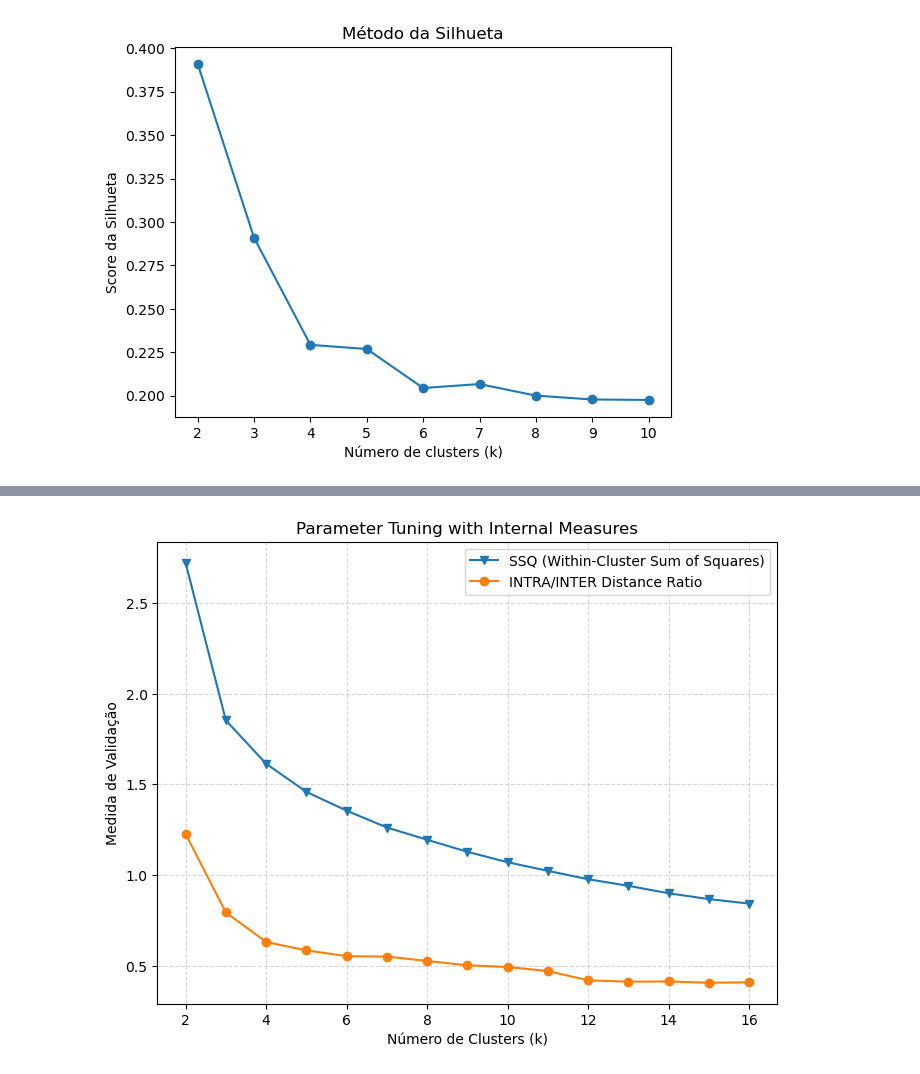
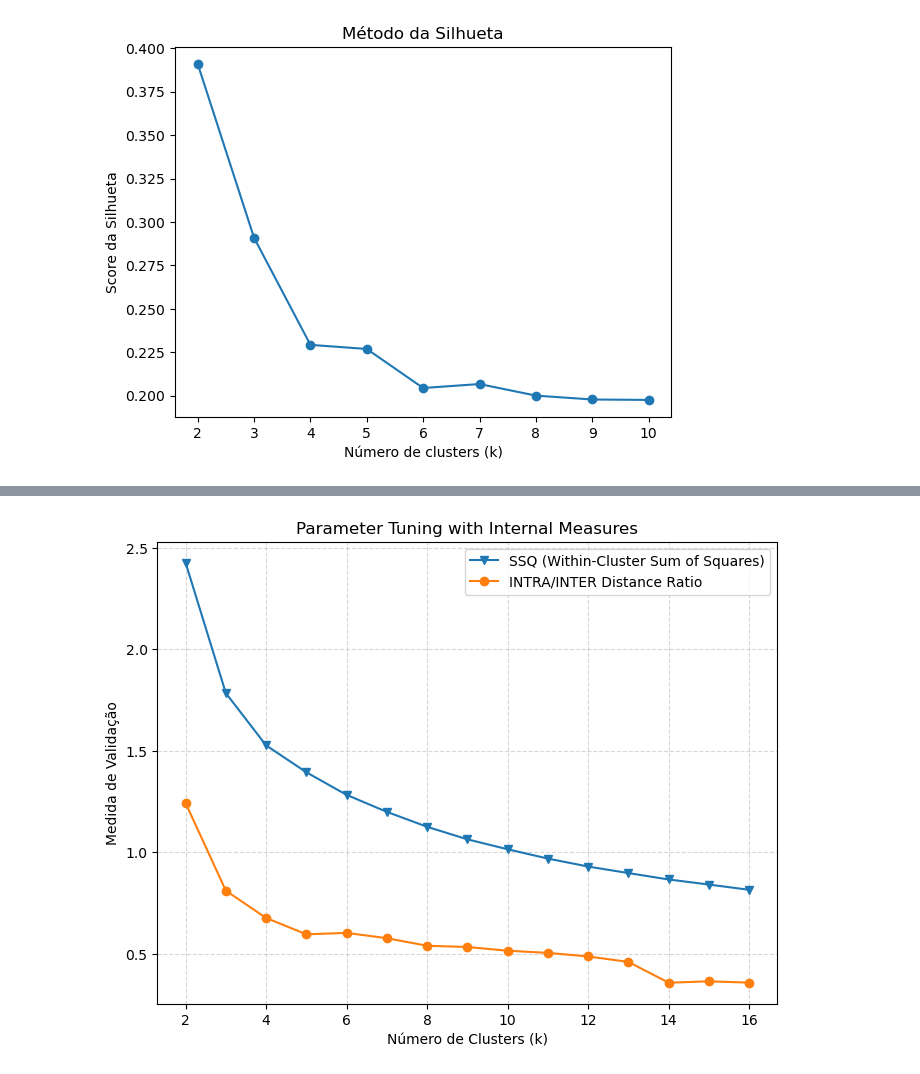
Before and after one commit to NandaLeal/TCC, a Jupyter notebook: TCC - FASE 3 .ipynb, the cells around one changed output, grey strips where cells are left out. Drawn from its saved outputs; the diff is of its cells as text; code cells hidden in the pictures.

```diff
--- a/TCC - FASE 3 .ipynb
+++ b/TCC - FASE 3 .ipynb
@@ -451,17 +398,14 @@ df_notas = df_ifnmg.copy()
 
 # Seleciona as quatro notas principais
 colunas_notas = ["NU_NOTA_CN", "NU_NOTA_CH", "NU_NOTA_LC", "NU_NOTA_MT"]
-notas = df_notas[colunas_notas]
-
-# Substitui notas nulas pela média da coluna
-notas = notas.fillna(notas.mean())
+notas = df_notas[colunas_notas].dropna()  # Remove linhas com qualquer nota faltante
 
 # Cria a média das notas
 notas["MEDIA_GERAL"] = notas.mean(axis=1)
 
 # Normaliza as colunas
 scaler = StandardScaler()
-df = pd.DataFrame(scaler.fit_transform(notas), columns=notas.columns)
+df_norm = pd.DataFrame(scaler.fit_transform(notas), columns=notas.columns)
 
 # ================================
 # 2️⃣ Cálculo das métricas internas
@@ -472,44 +416,43 @@ intra_inter_values = []
 
 for k in K:
     kmeans = KMeans(n_clusters=k, random_state=42, n_init=10)
-    labels = kmeans.fit_predict(df)
+    labels = kmeans.fit_predict(df_norm)
 
     # --- SSQ (inércia normalizada)
-    ssq = kmeans.inertia_ / len(df)
+    ssq = kmeans.inertia_ / len(df_norm)
     ssq_values.append(ssq)
 
     # --- Distância intra-cluster (amostrada)
     intra_dists = []
     for label in np.unique(labels):
-        cluster_points = df[labels == label]
+        cluster_points = df_norm[labels == label]
         if len(cluster_points) > 2:
-            sample = cluster_points.sample(
-                n=min(500, len(cluster_points)), random_state=42
-            )  # limita a 500 pontos
+            sample = cluster_points.sample(n=min(500, len(cluster_points)), random_state=42)
             intra = np.mean(pairwise_distances(sample))
         else:
             intra = 0
         intra_dists.append(intra)
     intra_mean = np.mean(intra_dists)
 
     # --- Distância inter-cluster (centros dos clusters)
     centers = kmeans.cluster_centers_
     inter_mean = np.mean(pairwise_distances(centers))
 
+    # --- Razão INTRA / INTER
     intra_inter_ratio = intra_mean / inter_mean
     intra_inter_values.append(intra_inter_ratio)
 
 # ================================
 # 3️⃣ Gráfico final
 # ================================
 plt.figure(figsize=(8, 6))
 plt.plot(K, ssq_values, 'v-', label='SSQ (Within-Cluster Sum of Squares)')
 plt.plot(K, intra_inter_values, 'o-', label='INTRA/INTER Distance Ratio')
 plt.xlabel("Número de Clusters (k)")
 plt.ylabel("Medida de Validação")
 plt.title("Parameter Tuning with Internal Measures")
 plt.legend()
 plt.grid(True, linestyle='--', alpha=0.5)
 plt.show()
 # %% [output]
-[figure, old version]
+[figure, new version]
```
Also changed, not shown: parts of 3 cells of this notebook.
